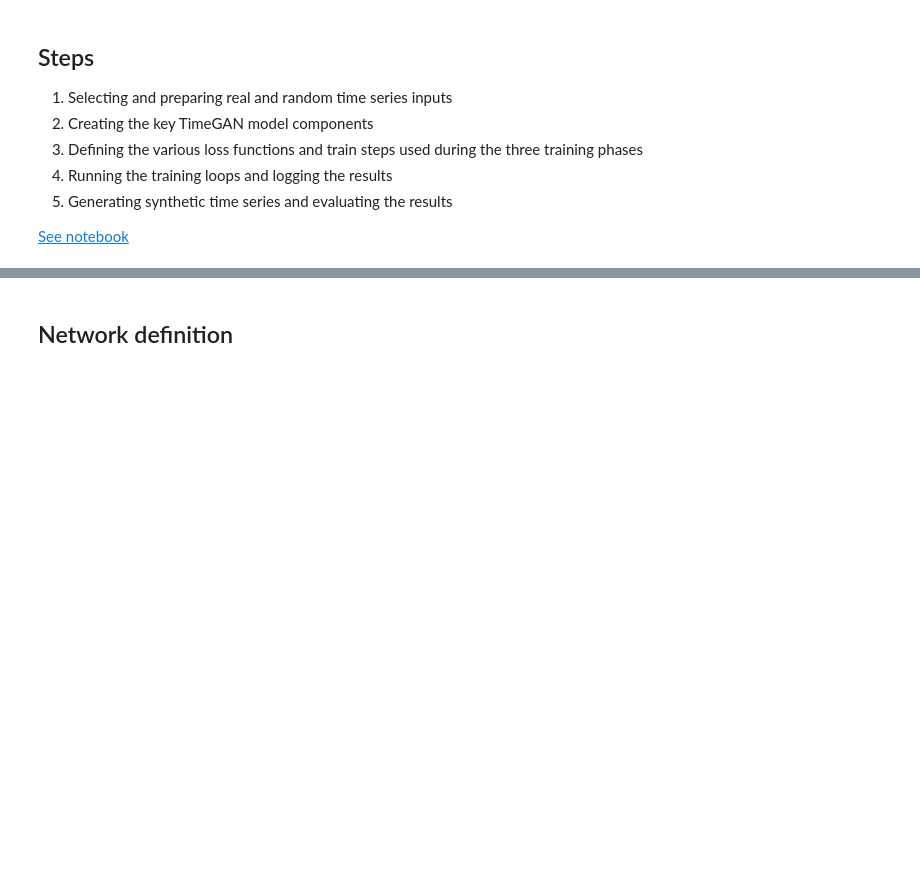
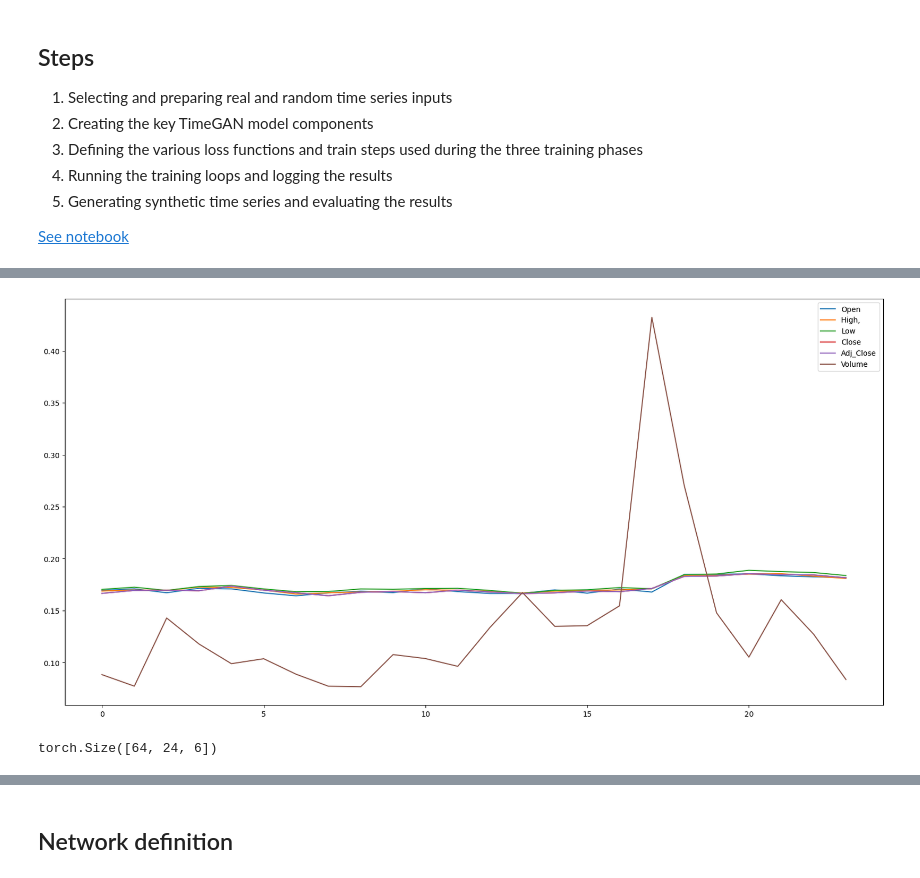
Before and after one commit to philbeliveau/GAN, a Jupyter notebook: TimeGAN/Time_GAN_Version2.ipynb, the cells around one changed output, grey strips where cells are left out. Cells and saved outputs as stored; diff of their text form; code cells hidden in the pictures; blank space fills up the shorter version.

```diff
--- a/TimeGAN/Time_GAN_Version2.ipynb
+++ b/TimeGAN/Time_GAN_Version2.ipynb
@@ -192,3 +201,12 @@ data = ori_data
+# %%
+# Plot the data, those are stock data, with multiple columns that needs to be in chronological order, MAKE IT beautiful and clear with legend there is no date column
+import matplotlib.pyplot as plt
+plt.figure(figsize=(20, 10))
+plt.plot(data[0])
+plt.legend(['Open', 'High, ', 'Low', 'Close', 'Adj_Close', 'Volume'])
+plt.show()
+# %% [output]
+[figure, added]
 # %%
 # Load the real data into a PyTorch DataLoader
 import torch
@@ -203,7 +221,7 @@ data_tensor = torch.tensor(data)
 # dataset = TensorDataset(data_tensor)
 
 # Create a RandomSampler to shuffle the data
-sampler = RandomSampler(dataset)
+sampler = RandomSampler(data_tensor)
 
 # Create a DataLoader to batch the data and enable iteration
 real_series = DataLoader(data_tensor, batch_size=batch_size)
@@ -216,6 +234,8 @@ real_batch = next(real_series_iter)
 
 # show me the dimension of the real batch
 print(real_batch.shape)
+# %% [output]
+torch.Size([64, 24, 6])
 # %%
 # Make sure my real_series_iter is a tensor with dtype
 # Check if seq is a tensor
```
Also changed, not shown: parts of 32 cells of this notebook, 18 other files.
